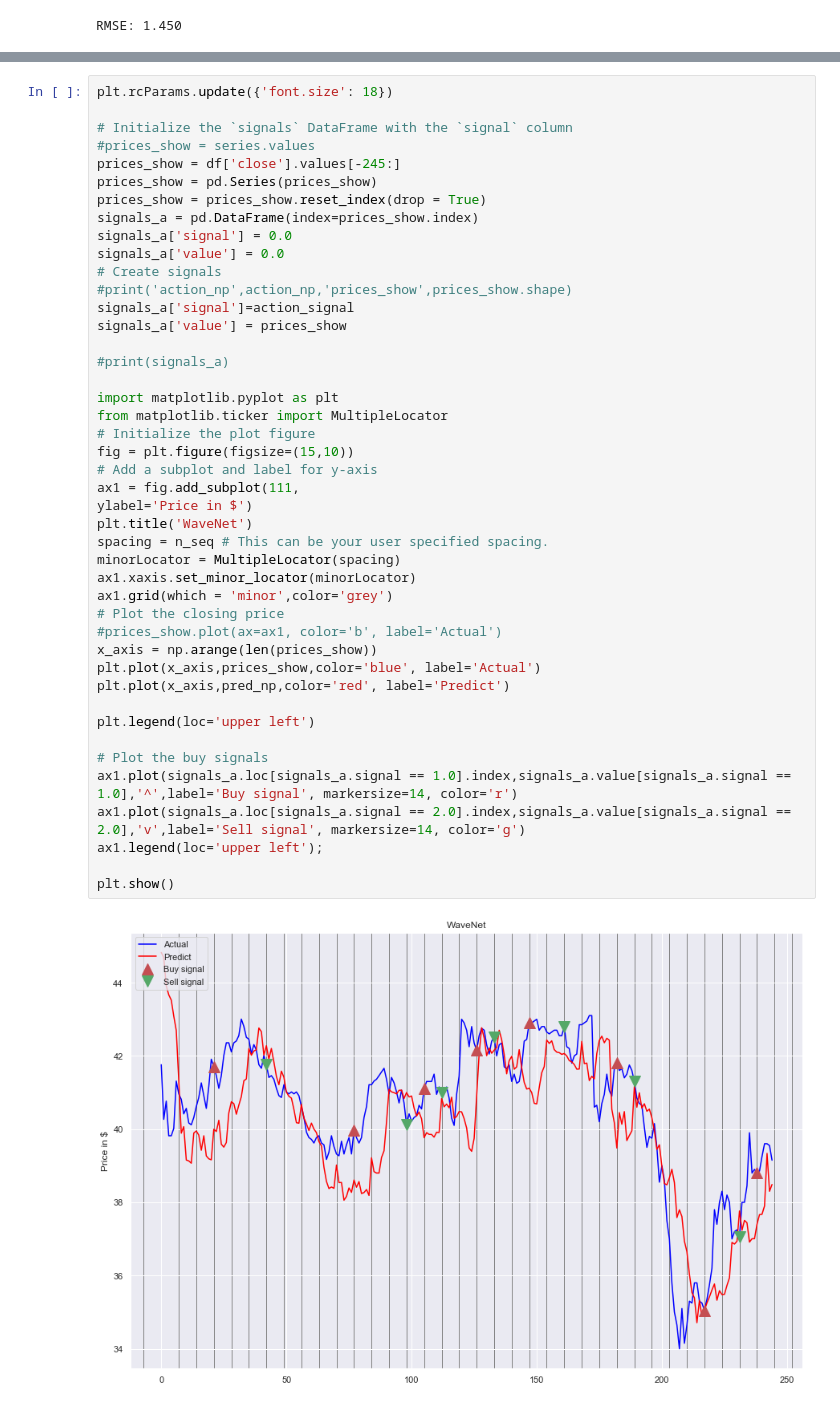
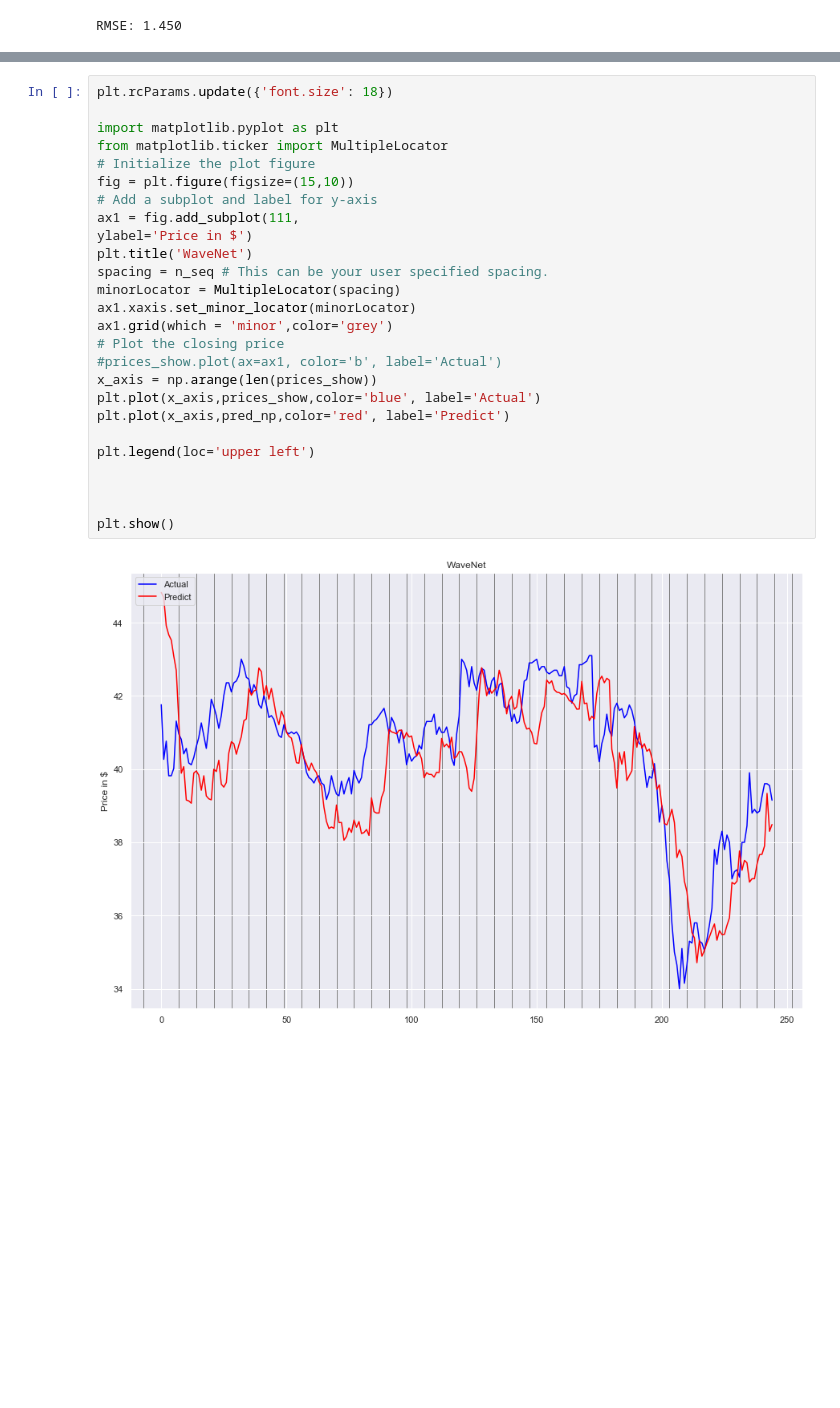
Before and after one commit to TechFinBrown/StockPriceForecasting-Deep-Learning, a Jupyter notebook: WaveNet stock price prediction non gated .ipynb, the cells around one changed output, grey strips where cells are left out. Drawn from its saved outputs; the diff is of its cells as text; blank space fills up the shorter version.

```diff
--- a/WaveNet stock price prediction non gated .ipynb
+++ b/WaveNet stock price prediction non gated .ipynb
@@ -598,46 +540,28 @@ return= 1.8311431462635117 action= 15 cash= 4.1137946263512895 stock_num= 260
 # %%
 plt.rcParams.update({'font.size': 18})
-
-# Initialize the `signals` DataFrame with the `signal` column
-#prices_show = series.values
-prices_show = df['close'].values[-245:]
-prices_show = pd.Series(prices_show)
-prices_show = prices_show.reset_index(drop = True)
-signals_a = pd.DataFrame(index=prices_show.index)
-signals_a['signal'] = 0.0
-signals_a['value'] = 0.0
-# Create signals
-#print('action_np',action_np,'prices_show',prices_show.shape)
-signals_a['signal']=action_signal
-signals_a['value'] = prices_show
-
-#print(signals_a)
 
 import matplotlib.pyplot as plt
 from matplotlib.ticker import MultipleLocator
 # Initialize the plot figure
 fig = plt.figure(figsize=(15,10))
 # Add a subplot and label for y-axis
 ax1 = fig.add_subplot(111,
 ylabel='Price in $')
 plt.title('WaveNet')
 spacing = n_seq # This can be your user specified spacing.
 minorLocator = MultipleLocator(spacing)
 ax1.xaxis.set_minor_locator(minorLocator)
 ax1.grid(which = 'minor',color='grey')
 # Plot the closing price
 #prices_show.plot(ax=ax1, color='b', label='Actual')
 x_axis = np.arange(len(prices_show))
 plt.plot(x_axis,prices_show,color='blue', label='Actual')
 plt.plot(x_axis,pred_np,color='red', label='Predict')
 
 plt.legend(loc='upper left')
 
-# Plot the buy signals
-ax1.plot(signals_a.loc[signals_a.signal == 1.0].index,signals_a.value[signals_a.signal == 1.0],'^',label='Buy signal', markersize=14, color='r')
-ax1.plot(signals_a.loc[signals_a.signal == 2.0].index,signals_a.value[signals_a.signal == 2.0],'v',label='Sell signal', markersize=14, color='g')
-ax1.legend(loc='upper left');
+
 
 plt.show()
 # %% [output]
-[figure, old version]
+[figure, new version]
```
Also changed, not shown: parts of 3 cells of this notebook.
